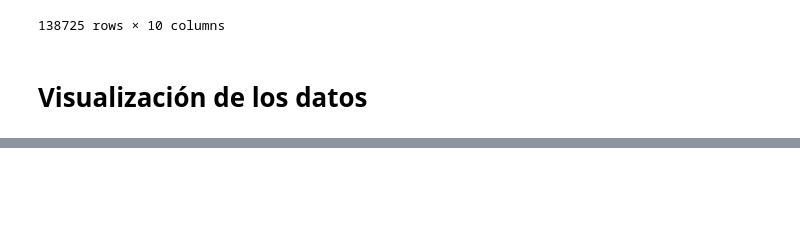
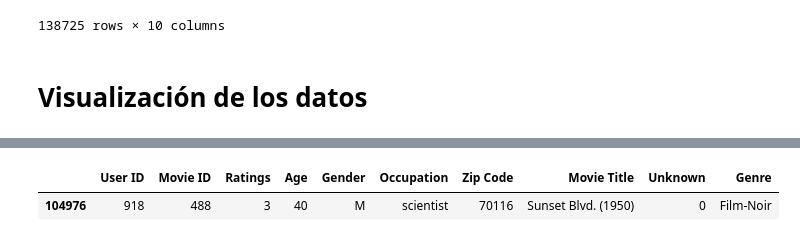
Before and after one commit to estebanhernandezr/Entregas-Semanales, a Jupyter notebook: SantiagoEsteban_AlvarezHernandez_ML_3.ipynb, the cells around one changed output, grey strips where cells are left out. Cells and saved outputs as stored; diff of their text form; code cells hidden in the pictures; blank space fills up the shorter version.

```diff
--- a/SantiagoEsteban_AlvarezHernandez_ML_3.ipynb
+++ b/SantiagoEsteban_AlvarezHernandez_ML_3.ipynb
@@ -368,0 +420,5 @@ occupations
+# %%
+relation_table2.loc[relation_table2['User ID'] == 918]
+# %% [output]
+|  | User ID | Movie ID | Ratings | Age | Gender | Occupation | Zip Code | Movie Title | Unknown | Genre |
+| 104976 | 918 | 488 | 3 | 40 | M | scientist | 70116 | Sunset Blvd. (1950) | 0 | Film-Noir |
```
Also changed, not shown: parts of 23 cells of this notebook.
